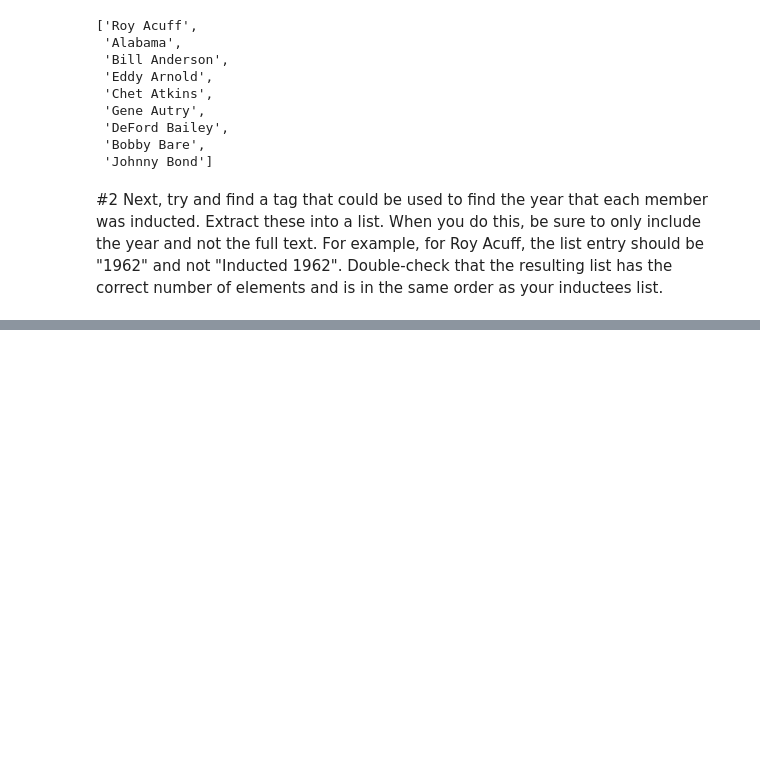
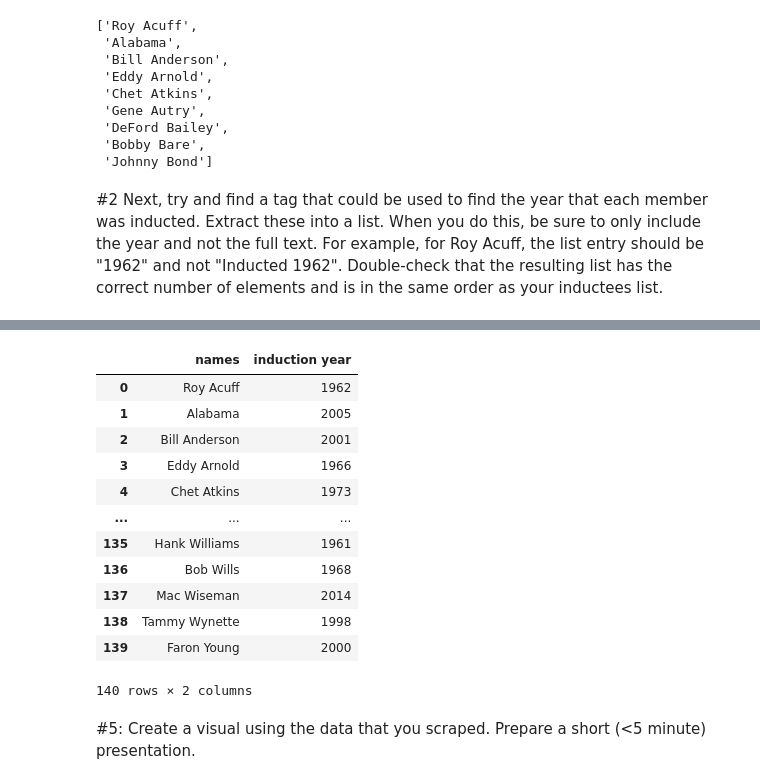
Before and after one commit to Rhunsilval/web_scraping_country_music_hof_python, a Jupyter notebook: notebooks/MusicCityWebscraping.ipynb, the cells around one changed output, grey strips where cells are left out. Drawn from its saved outputs; the diff is of its cells as text; code cells hidden in the pictures; blank space fills up the shorter version.

```diff
--- a/notebooks/MusicCityWebscraping.ipynb
+++ b/notebooks/MusicCityWebscraping.ipynb
@@ -61,0 +132,10 @@ for year in soup.find_all()
+# %%
+page1 = "https://countrymusichalloffame.org/hall-of-fame/members/"
+pagesall = "https://countrymusichalloffame.org/hall-of-fame/members/page/" #no pages so code can choose
+startpage = 2
+lastpage = 17 #16 + 1 because python
+
+namelistall = []
+yearlistalldirty = []
+wholesite = []
+yearlistall = []
@@ -61,0 +207,21 @@ for year in soup.find_all()
+# %%
+allinductees = pd.DataFrame()
+allinductees['names'] = namelistall
+allinductees['induction year'] = yearlistall
+allinductees
+# %% [output]
+|  | names | induction year |
+| 0 | Roy Acuff | 1962 |
+| 1 | Alabama | 2005 |
+| 2 | Bill Anderson | 2001 |
+| 3 | Eddy Arnold | 1966 |
+| 4 | Chet Atkins | 1973 |
+| ... | ... | ... |
+| 135 | Hank Williams | 1961 |
+| 136 | Bob Wills | 1968 |
+| 137 | Mac Wiseman | 2014 |
+| 138 | Tammy Wynette | 1998 |
+| 139 | Faron Young | 2000 |
+140 rows × 2 columns
+# %% [markdown]
+#5: Create a visual using the data that you scraped. Prepare a short (<5 minute) presentation.
```
Also changed, not shown: parts of 24 cells of this notebook.
